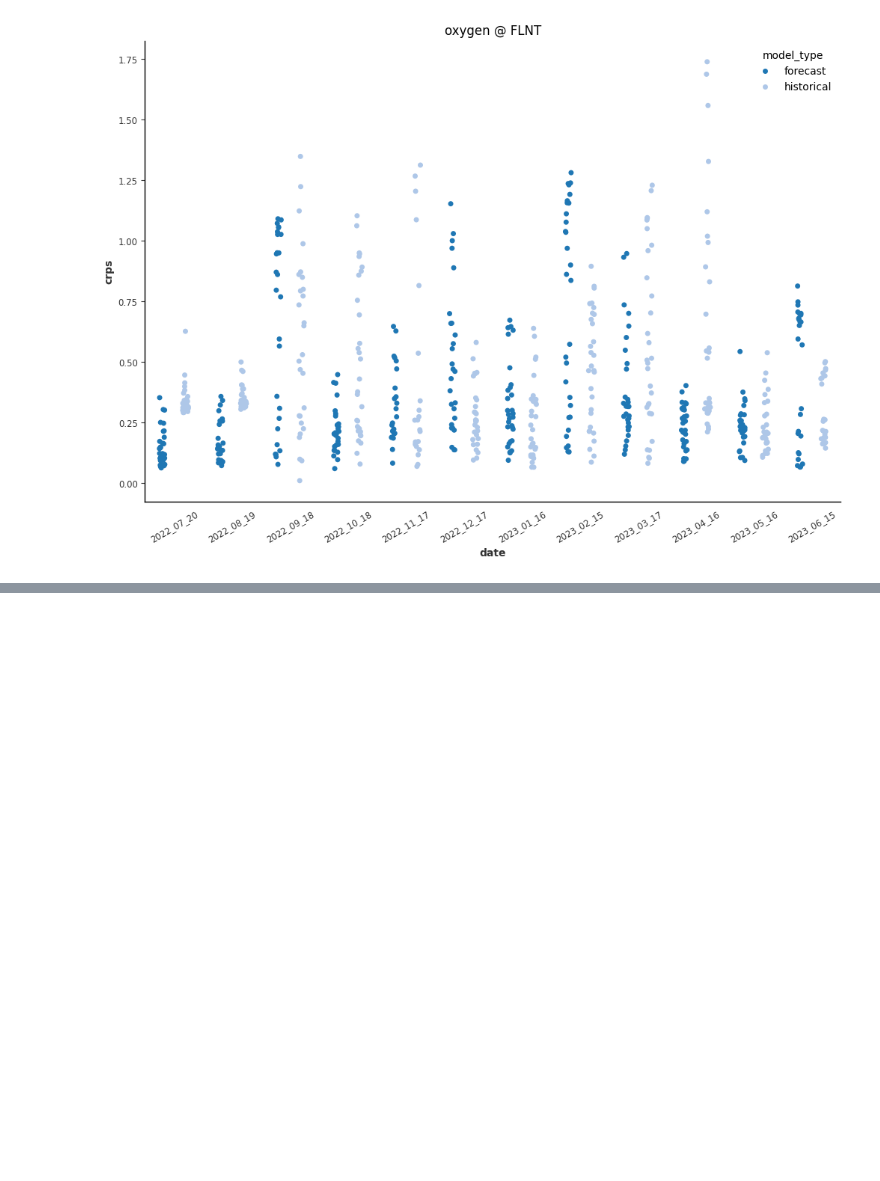
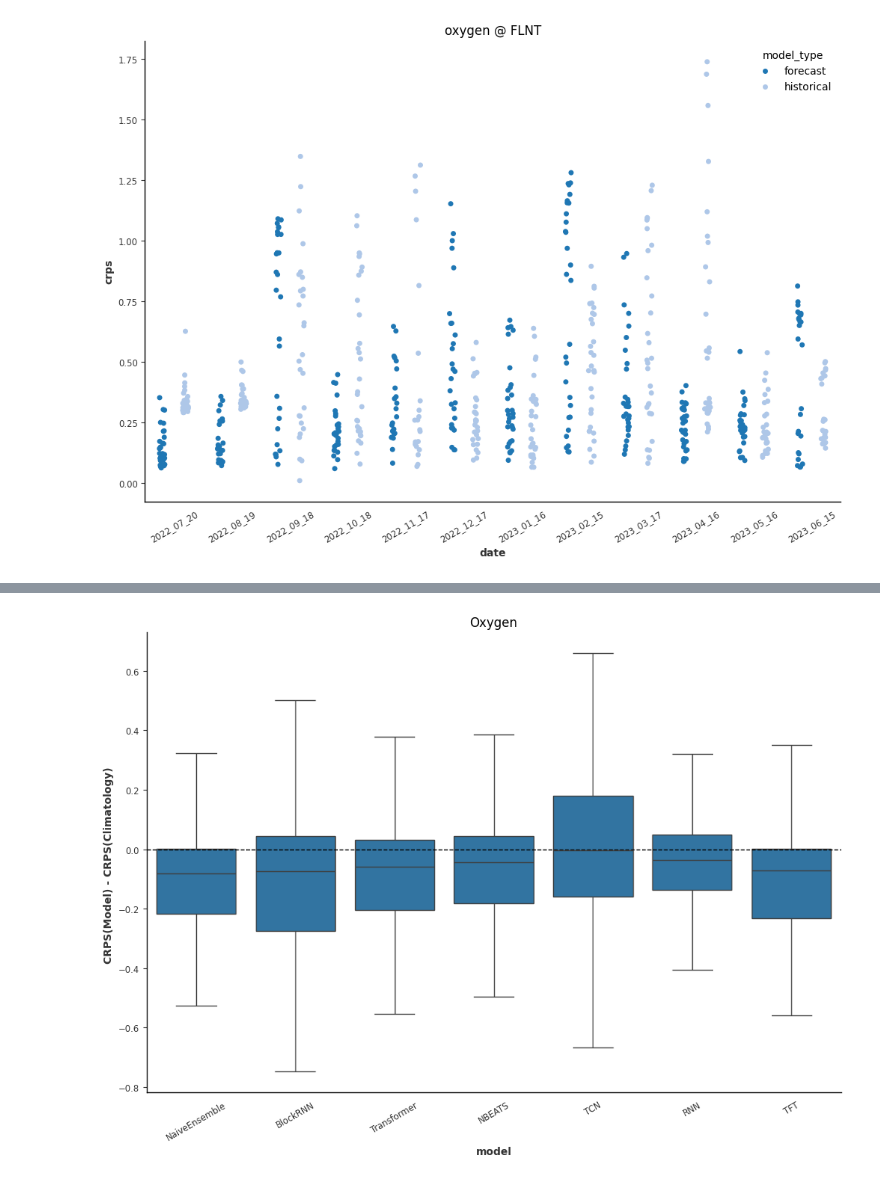
Before and after one commit to boettiger-lab/neon4cast-darts-ml, a Jupyter notebook: plotting_3_25.ipynb, the cells around one changed output, grey strips where cells are left out. Saved outputs shown, nothing was run; the diff lists cells and outputs as text; code cells hidden in the pictures; blank space fills up the shorter version.

```diff
--- a/plotting_3_25.ipynb
+++ b/plotting_3_25.ipynb
@@ -200,0 +207,2 @@ from
+# %%
+dates_per_site_id = best_performers_dfs['oxygen']['inter'].groupby('site_id')['date'].unique().apply(list).to_dict()
@@ -200,0 +229,34 @@ from
+# %%
+from utils import NaiveEnsembleForecaster
+for site in dates_per_site_id.keys():
+    for date in dates_per_site_id[site]:
+        ensemble_model = NaiveEnsembleForecaster(
+            model_list=best_models_listform['oxygen'],
+            site_id=site,
+            target_variable='oxygen',
+            output_name='model_0',
+            date=date,
+            s3_dict=s3_dict,
+        )
+        ensemble_model.make_forecasts()
+# %%
+model_names = ["NaiveEnsemble"]
+target_variables = ["oxygen"]
+ids = [0]
+s3_dict = {'client': s3_client, 'bucket': 'shared-neon4cast-darts'}
+scores_dict = {}
+for model in model_names:
+    scores_dict[model] = {}
+    for id_ in ids:
+        scores_dict[model][id_] = {}
+        for target_variable in target_variables:
+            inter_merged, intra_merged = score_improvement_bysite(
+                model,
+                id_,
+                targets,
+                target_variable,
+                s3_dict=s3_dict,
+            )
+            scores_dict[model][id_][target_variable] = {}
+            scores_dict[model][id_][target_variable]['inter'] = inter_merged
+            scores_dict[model][id_][target_variable]['intra'] = intra_merged
@@ -200,0 +297,6 @@ from
+# %%
+x = pd.concat([scores_dict['NaiveEnsemble'][0]['oxygen']['inter'], best_performers_dfs['oxygen']['inter']], ignore_index=True)
+# %%
+plot_global_percentages(x, 'Oxygen')
+# %% [output]
+[figure, added]
```
Also changed, not shown: parts of 12 cells of this notebook.
